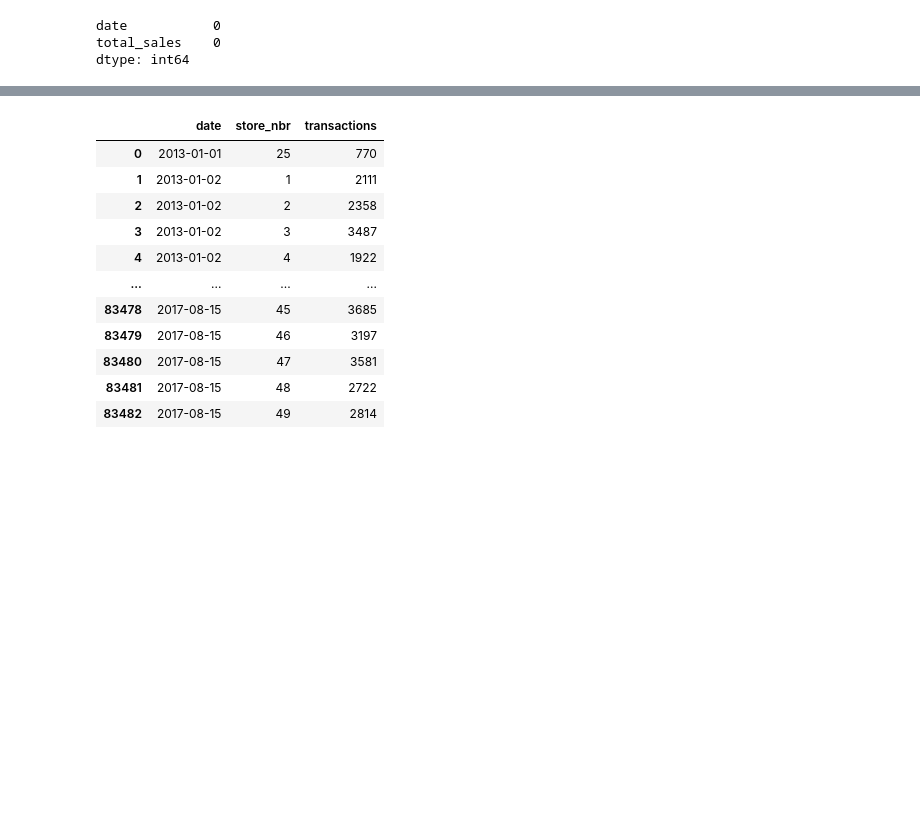
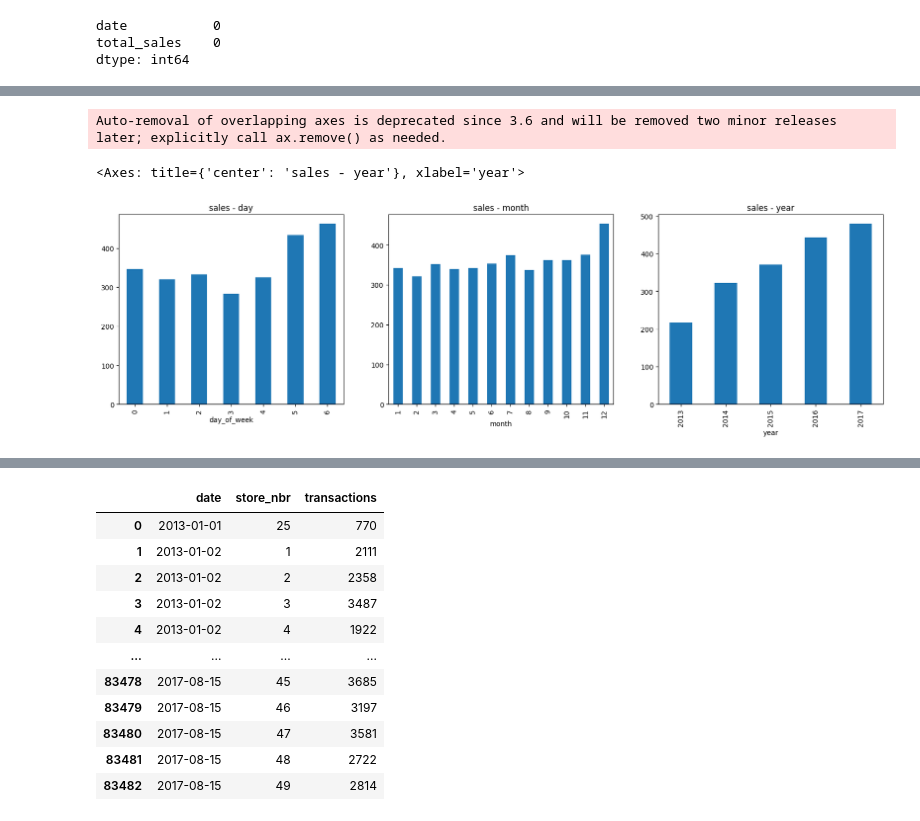
Before and after one commit to josephbak/store-sales-tsf, a Jupyter notebook: eda.ipynb, the cells around one changed output, grey strips where cells are left out. Saved outputs shown, nothing was run; the diff lists cells and outputs as text; code cells hidden in the pictures; blank space fills up the shorter version.

```diff
--- a/eda.ipynb
+++ b/eda.ipynb
@@ -580,0 +633,5 @@ df_train.head()
+# %%
+df_train['date'] = pd.to_datetime(df_train['date'])
+df_train['day_of_week'] = df_train['date'].dt.dayofweek
+df_train['month'] = df_train['date'].dt.month
+df_train['year'] = df_train['date'].dt.year
@@ -580,0 +656,19 @@ df_train.head()
+# %%
+data_grouped_day = df_train.groupby(['day_of_week'])['sales'].mean()
+data_grouped_month = df_train.groupby(['month'])['sales'].mean()
+data_grouped_year = df_train.groupby(['year'])['sales'].mean()
+
+plt.subplots(3,1, figsize=(20,5))
+plt.subplot(131)
+plt.title('sales - day')
+data_grouped_day.plot(kind='bar', stacked=True)
+plt.subplot(132)
+plt.title('sales - month')
+data_grouped_month.plot(kind='bar', stacked=True)
+plt.subplot(133)
+plt.title('sales - year')
+data_grouped_year.plot(kind='bar', stacked=True)
+# %% [output]
+Auto-removal of overlapping axes is deprecated since 3.6 and will be removed two minor releases later; explicitly call ax.remove() as needed.
+<Axes: title={'center': 'sales - year'}, xlabel='year'>
+[figure, added]
```
Also changed, not shown: parts of 39 cells of this notebook, 1 other file.
